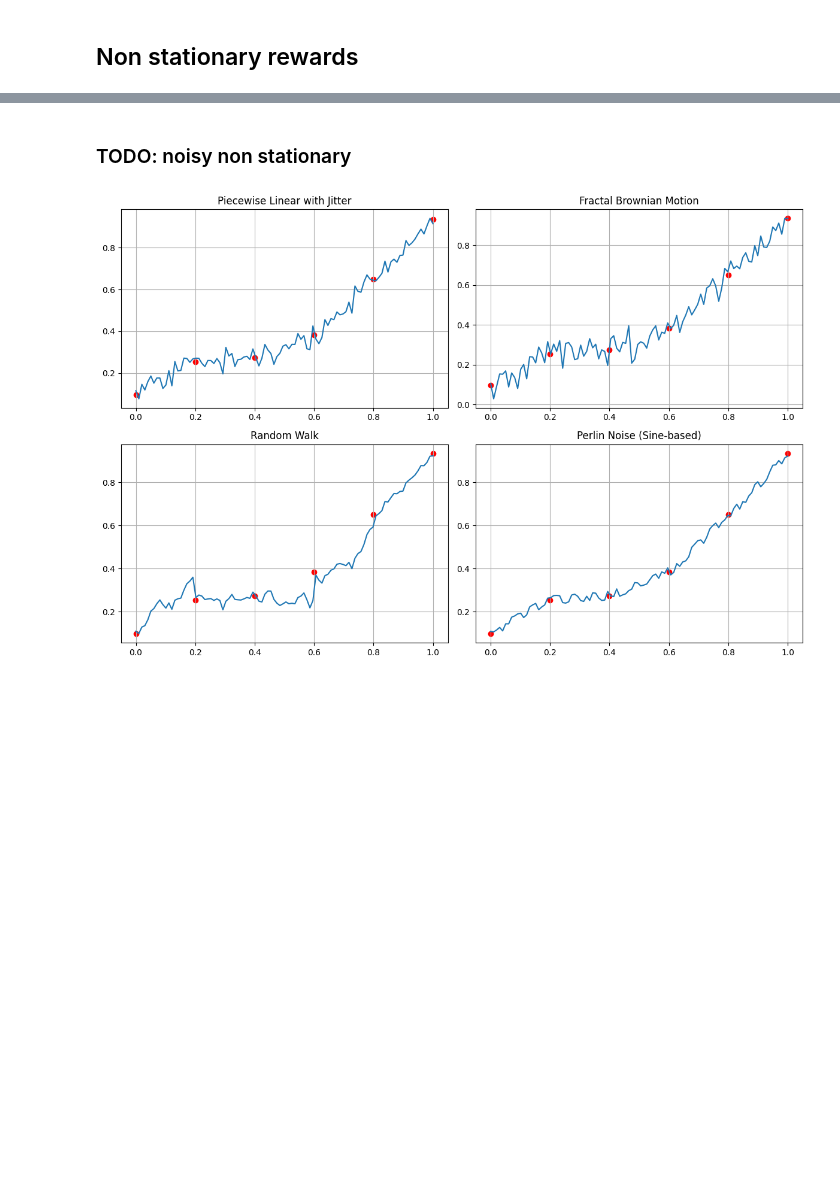
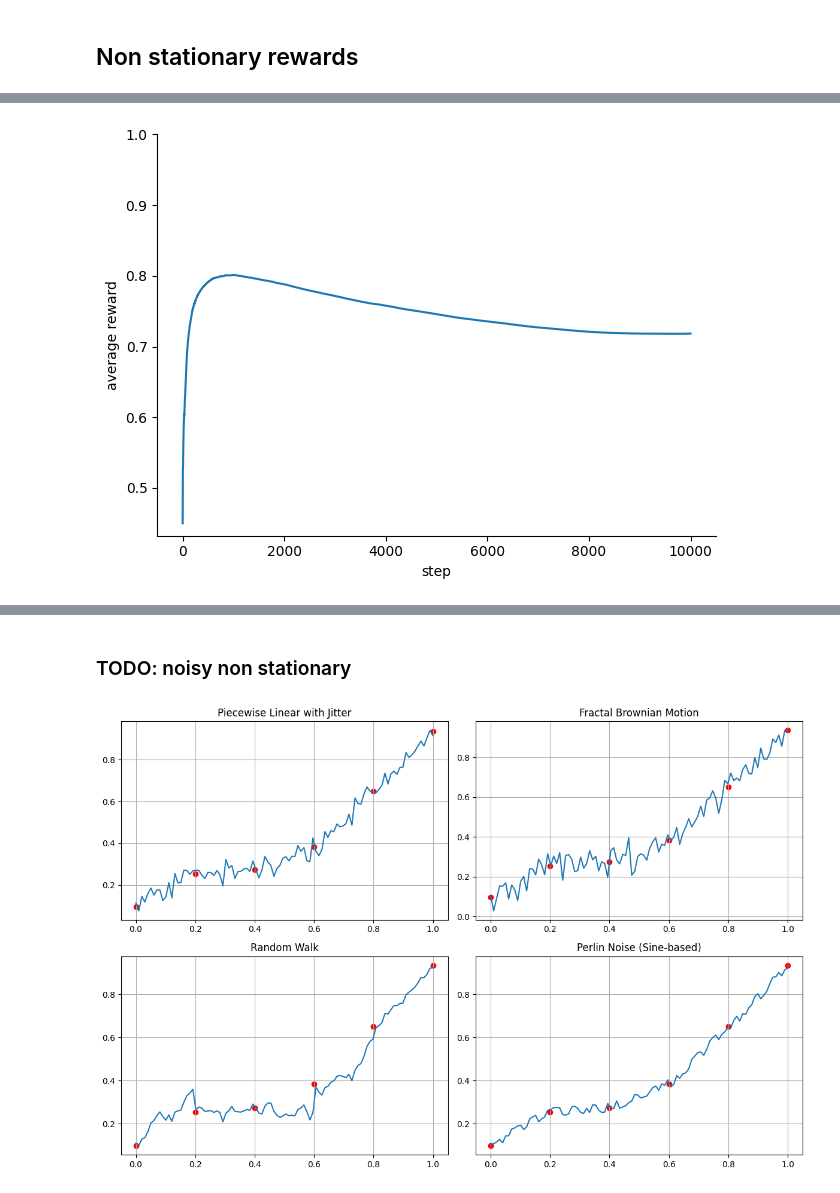
Before and after one commit to clabrugere/jax-bandits, a Jupyter notebook: dev/jax.ipynb, the cells around one changed output, grey strips where cells are left out. Cells and saved outputs as stored; diff of their text form; code cells hidden in the pictures; blank space fills up the shorter version.

```diff
--- a/dev/jax.ipynb
+++ b/dev/jax.ipynb
@@ -334,0 +307,37 @@ plot_reward_probs(p)
+# %%
+key = jax.random.key(123)
+num_actions = 10
+num_steps = 10_000
+
+
+greedy_init_state = epsilon_greedy.EpsilonGreedyState(
+    epsilon=0.1,
+    values=jnp.zeros(num_actions),
+    counts=jnp.zeros(num_actions),
+)
+
+greedy_state, greedy_rewards = simulate_multiple(
+    key,
+    epsilon_greedy.select_action,
+    epsilon_greedy.update_state,
+    greedy_init_state,
+    num_actions,
+    num_steps,
+    multiregime_rewards,
+    (3,),
+    100,
+)
+
+step_inds = jnp.arange(1, num_steps + 1)
+_, ax = plt.subplots()
+ax.plot(jnp.cumsum(jnp.mean(greedy_rewards, axis=0)) / step_inds)
+
+ax.set_xlabel("step")
+ax.set_ylabel("average reward")
+ax.set_ylim(top=1.0)
+ax.spines[["right", "top"]].set_visible(False)
+
+
+plt.tight_layout()
+# %% [output]
+[figure, added]
```
Also changed, not shown: parts of 11 cells of this notebook, 1 other file.
